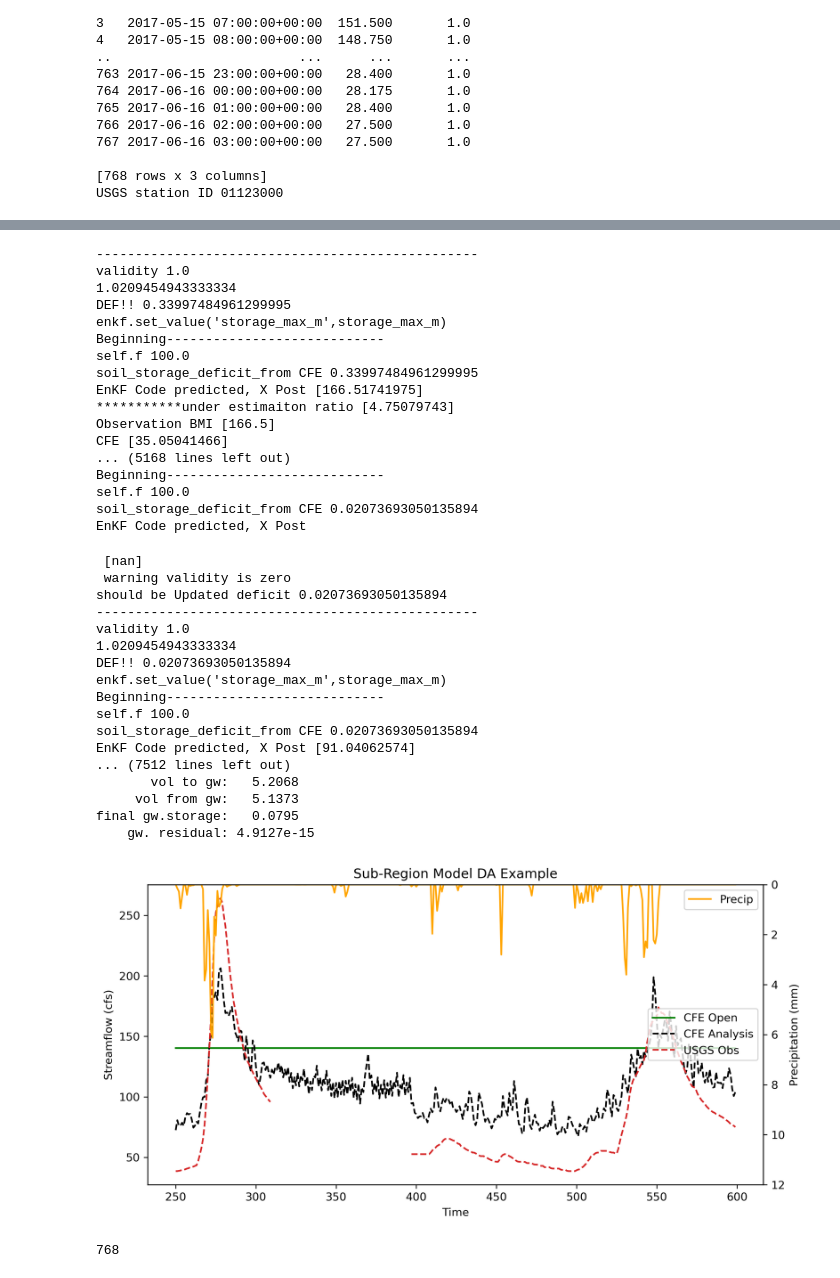
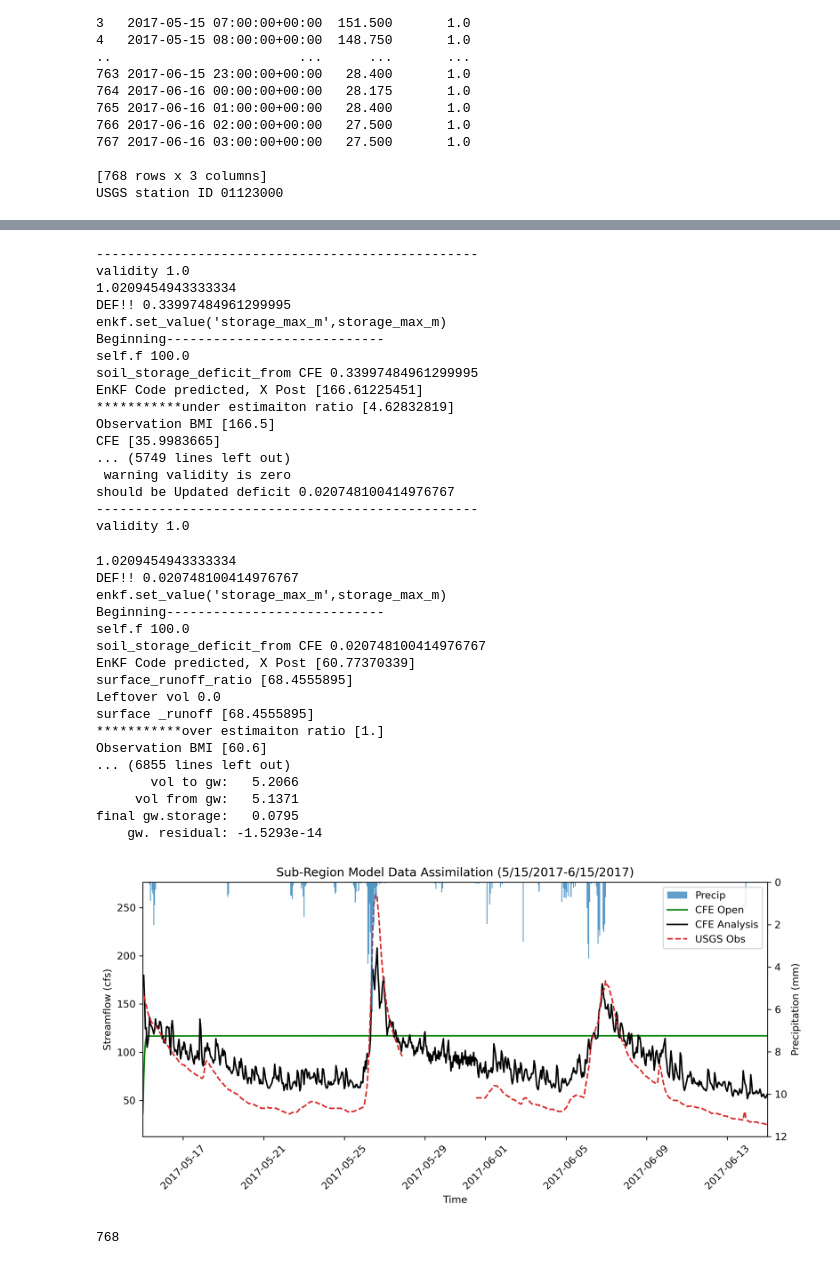
Before and after one commit to zbutler33/NextGen---The-Simulators-, a Jupyter notebook: Toy_Model/Toymodel_V2.ipynb, the cells around one changed output, grey strips where cells are left out. Cells and saved outputs as stored; diff of their text form; code cells hidden in the pictures.

```diff
--- a/Toy_Model/Toymodel_V2.ipynb
+++ b/Toy_Model/Toymodel_V2.ipynb
@@ -127,9 +129,9 @@ cfe_def = []
 for i, precip in enumerate(df_forcing['APCP_surface']): #i is RAINRATE
 
     # Set values for each model
-    cfe_open.set_value('atmosphere_water__time_integral_of_precipitation_mass_flux', precip*0+6) #value of precip from forcing data in loop
-    cfe_peturbed.set_value('atmosphere_water__time_integral_of_precipitation_mass_flux', precip*0+6)
-    cfe_analysis.set_value('atmosphere_water__time_integral_of_precipitation_mass_flux', precip*0+6)
+    cfe_open.set_value('atmosphere_water__time_integral_of_precipitation_mass_flux', precip*0 +5) #value of precip from forcing data in loop
+    cfe_peturbed.set_value('atmosphere_water__time_integral_of_precipitation_mass_flux', precip*0 +5)
+    cfe_analysis.set_value('atmosphere_water__time_integral_of_precipitation_mass_flux', precip*0 +5)
 
     # Update usgs data and get value to put into EnKF
     usgs.update()
@@ -231,64 +233,72 @@ enkf.set_value('storage_max_m',storage_max_m)
 Beginning----------------------------
 self.f 100.0
 soil_storage_deficit_from CFE 0.33997484961299995
-EnKF Code predicted, X Post [166.51741975]
-***********under estimaiton ratio [4.75079743]
+EnKF Code predicted, X Post [166.61225451]
+***********under estimaiton ratio [4.62832819]
 Observation BMI [166.5]
-CFE [35.05041466]
-... (5168 lines left out)
-Beginning----------------------------
-self.f 100.0
-soil_storage_deficit_from CFE 0.02073693050135894
-EnKF Code predicted, X Post
+CFE [35.9983665]
+... (5749 lines left out)
+ warning validity is zero
+should be Updated deficit 0.020748100414976767
+-------------------------------------------------
+validity 1.0
- [nan]
- warning validity is zero
-should be Updated deficit 0.02073693050135894
--------------------------------------------------
-validity 1.0
 1.0209454943333334
-DEF!! 0.02073693050135894
+DEF!! 0.020748100414976767
 enkf.set_value('storage_max_m',storage_max_m)
 Beginning----------------------------
 self.f 100.0
-soil_storage_deficit_from CFE 0.02073693050135894
-EnKF Code predicted, X Post [91.04062574]
-... (7512 lines left out)
-       vol to gw:   5.2068
-     vol from gw:   5.1373
+soil_storage_deficit_from CFE 0.020748100414976767
+EnKF Code predicted, X Post [60.77370339]
+surface_runoff_ratio [68.4555895]
+Leftover vol 0.0
+surface _runoff [68.4555895]
+***********over estimaiton ratio [1.]
+Observation BMI [60.6]
+... (6855 lines left out)
+       vol to gw:   5.2066
+     vol from gw:   5.1371
 final gw.storage:   0.0795
-    gw. residual: 4.9127e-15
+    gw. residual: -1.5293e-14
 # %%
-istart_plot=250
-iend_plot=600
+istart_plot=0
+iend_plot=750
 x = list(range(istart_plot, iend_plot))
+
+# Get Date out of forcing file for plotting
+Date_list = []
+df_forcing['time'] = pd.to_datetime(df_forcing['time'], infer_datetime_format=True)
 
 fig, ax1 = plt.subplots(figsize = (10,5), dpi=300)
 
 ax2 = ax1.twinx()
 
 ax1.set_xlabel('Time')
 ax1.set_ylabel('Streamflow (cfs)')
 ax2.set_ylabel('Precipitation (mm)')
 ax2.set_ylim(0,12,1)
 ax2.invert_yaxis()
 
 
-plt.title('Sub-Region Model DA Example')
+plt.title('Sub-Region Model Data Assimilation (5/15/2017-6/15/2017)')
+Precip = ax2.bar(df_forcing['time'], df_forcing['APCP_surface'],width=0.05,alpha=0.7, color="tab:blue", label = 'Precip')
 #ax1.plot(x, cfePeturbed[istart_plot:iend_plot], color = 'tab:orange', label = 'CFE Peturbed')
-ax1.plot(x, cfeOpen[istart_plot:iend_plot], color = 'green', label = 'CFE Open')
-ax1.plot(x, cfeAnalysis[istart_plot:iend_plot], color = 'black', linestyle='dashed', label = 'CFE Analysis')
-ax1.plot(x, obs[istart_plot:iend_plot], color = 'tab:red', linestyle='dashed', label = 'USGS Obs')
+Open, = ax1.plot(df_forcing['time'], cfeOpen, color = 'green', label = 'CFE Open')
+Analysis, = ax1.plot(df_forcing['time'], cfeAnalysis, color = 'black', label = 'CFE Analysis')
+Obs, = ax1.plot(df_forcing['time'], obs, color = 'tab:red', linestyle='dashed', label = 'USGS Obs')
 #ax1.plot(x, cfeEnKF[istart_plot:iend_plot], color = 'tab:blue', label = 'EnKF')
-ax2.plot(df_forcing['APCP_surface'][istart_plot:iend_plot], color="orange", label = 'Precip')
-#plt.ylabel('Streamflow (CFS)')
-#plt.xlabel('Time')
-ax1.legend(loc='center right')
-ax2.legend(loc='upper right')
-#plt.savefig("WorkingDA_7-19.png")
+
+ax1.set_xlim([date(2017, 5, 15), date(2017, 6, 15)]) ## Customize date range for all plots
+ax1.tick_params(axis='x', labelrotation = 45)
+
+plt.legend(handles = [Precip,Open,Analysis,Obs], loc='upper right', bbox_to_anchor=(0.5, 0.5, 0.5, 0.5))
+
+#plt.savefig("WorkingDA_7-22.png")
+fig.tight_layout()
+ax1.margins(x=0)
 
 plt.show()
 # %% [output]
-[figure, old version]
+[figure, new version]
 # %%
 len(cfeOpen)
 # %% [output]
```
Also changed, not shown: parts of 5 cells of this notebook, 4 other files.
